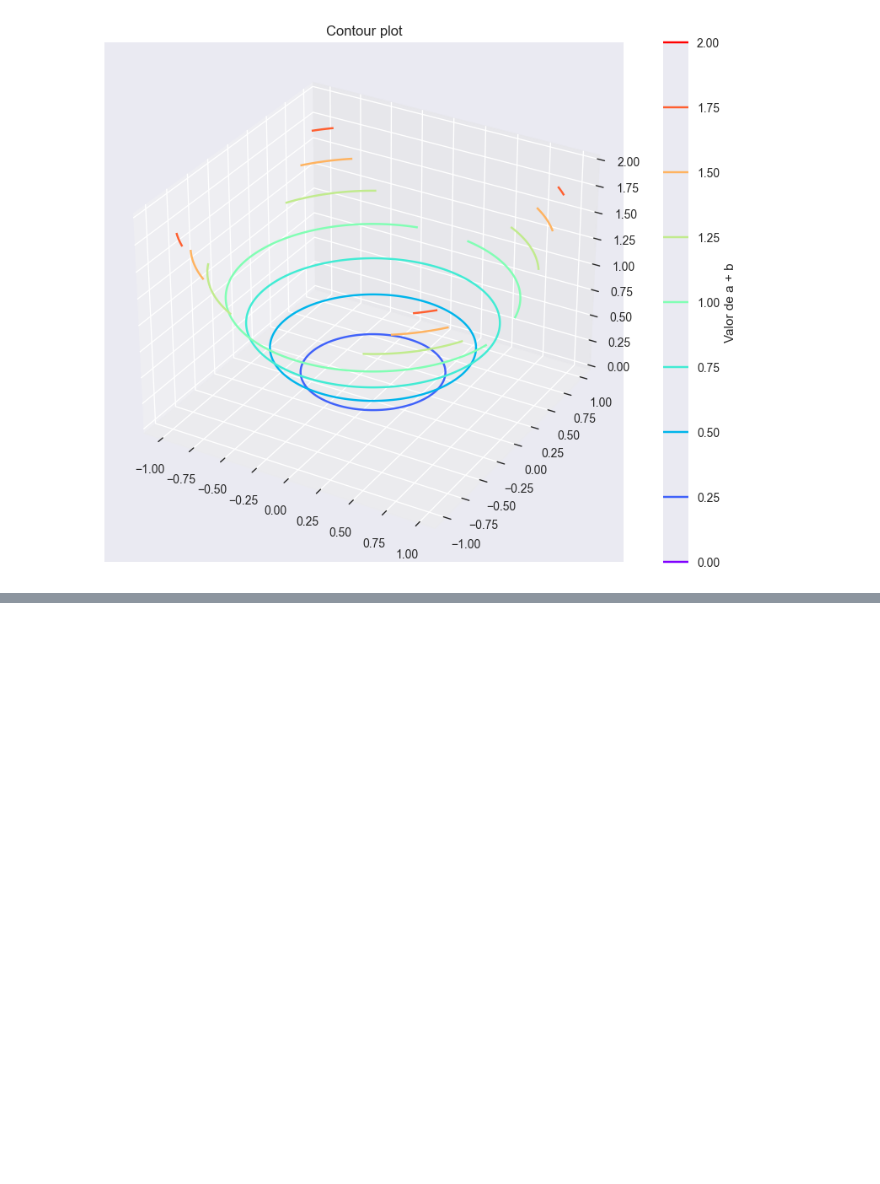
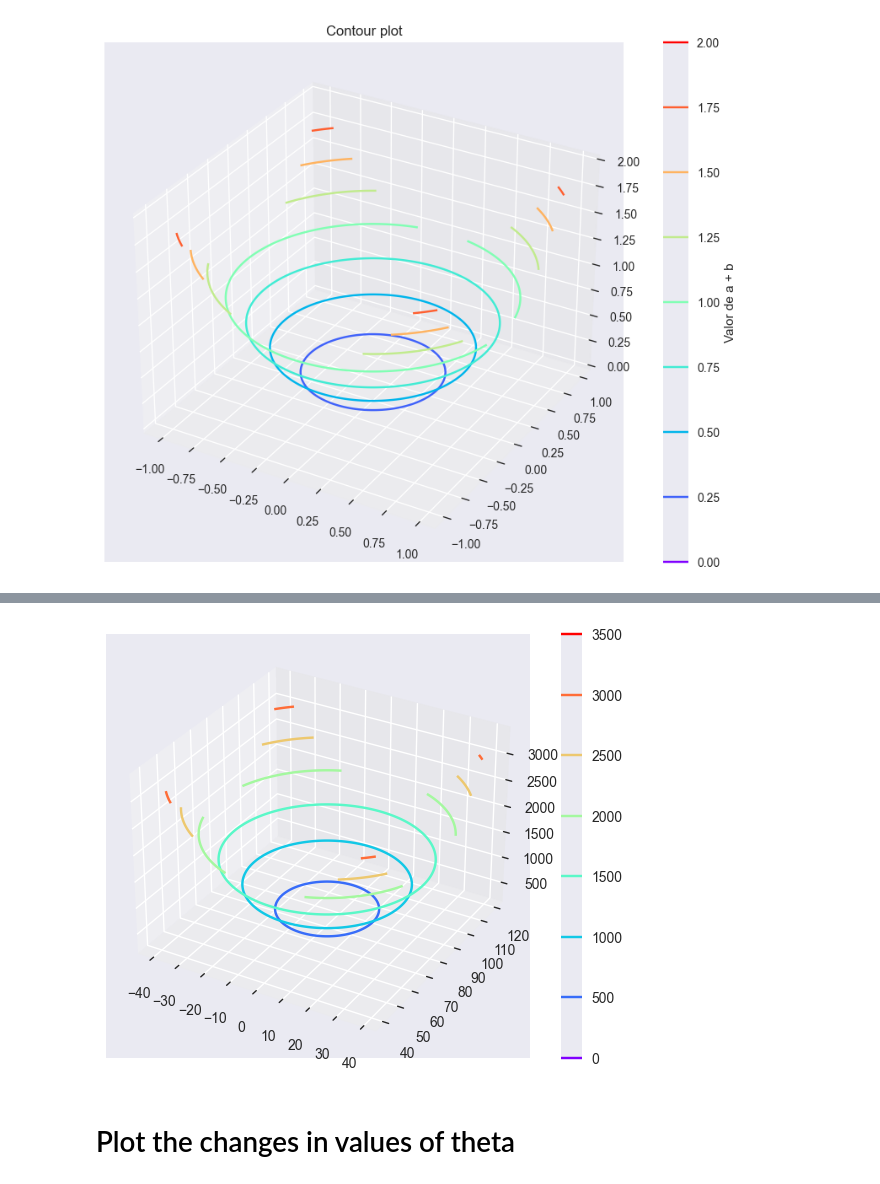
Before and after one commit to jayr0n/CodingBlocks, a Jupyter notebook: Linear Regression/Linear_Regression.ipynb, the cells around one changed output, grey strips where cells are left out. Cells and saved outputs as stored; diff of their text form; code cells hidden in the pictures; blank space fills up the shorter version.

```diff
--- a/Linear Regression/Linear_Regression.ipynb
+++ b/Linear Regression/Linear_Regression.ipynb
@@ -169,0 +223,10 @@ plt.show()
+# %%
+fig = plt.figure()
+axes = fig.add_subplot(111, projection='3d')
+surface = axes.contour(T0,T1,J, cmap='rainbow')
+fig.colorbar(surface, ax=axes, label='')
+plt.show()
+# %% [output]
+[figure, added]
+# %% [markdown]
+# Plot the changes in values of theta
```
Also changed, not shown: parts of 14 cells of this notebook.
